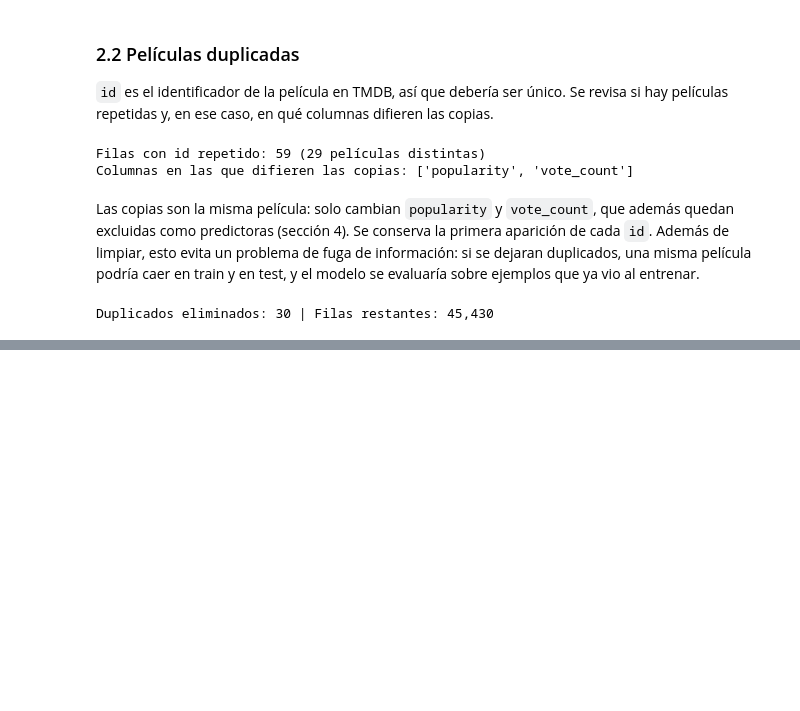
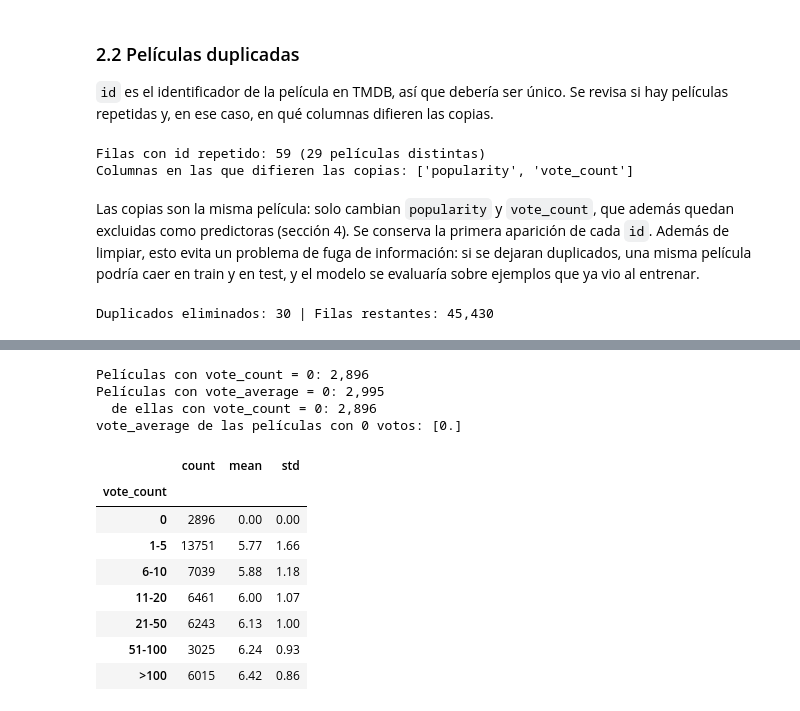
Before and after one commit to amunera66/proyecto-modelos-1, a Jupyter notebook: fase-1/fase1_modelo_predictivo.ipynb, the cells around one changed output, grey strips where cells are left out. Drawn from its saved outputs; the diff is of its cells as text; code cells hidden in the pictures; blank space fills up the shorter version.

```diff
--- a/fase-1/fase1_modelo_predictivo.ipynb
+++ b/fase-1/fase1_modelo_predictivo.ipynb
@@ -190,0 +286,30 @@ Duplicados eliminados: 30 | Filas restantes: 45,430
+# %%
+cero_votos = df["vote_count"] == 0
+print(f"Películas con vote_count = 0: {cero_votos.sum():,}")
+print(f"Películas con vote_average = 0: {(df['vote_average'] == 0).sum():,}")
+print(f"  de ellas con vote_count = 0: {(cero_votos & (df['vote_average'] == 0)).sum():,}")
+print(f"vote_average de las películas con 0 votos: {df.loc[cero_votos, 'vote_average'].unique()}")
+# %% [output]
+Películas con vote_count = 0: 2,896
+Películas con vote_average = 0: 2,995
+  de ellas con vote_count = 0: 2,896
+vote_average de las películas con 0 votos: [0.]
+# %%
+tramos = pd.cut(
+    df["vote_count"],
+    bins=[-1, 0, 5, 10, 20, 50, 100, np.inf],
+    labels=["0", "1-5", "6-10", "11-20", "21-50", "51-100", ">100"],
+)
+resumen_tramos = df.groupby(tramos, observed=True)["vote_average"].agg(["count", "mean", "std"]).round(2)
+resumen_tramos.index.name = "vote_count"
+resumen_tramos
+# %% [output]
+|  | count | mean | std |
+| vote_count |  |  |  |
+| 0 | 2896 | 0.00 | 0.00 |
+| 1-5 | 13751 | 5.77 | 1.66 |
+| 6-10 | 7039 | 5.88 | 1.18 |
+| 11-20 | 6461 | 6.00 | 1.07 |
+| 21-50 | 6243 | 6.13 | 1.00 |
+| 51-100 | 3025 | 6.24 | 0.93 |
+| >100 | 6015 | 6.42 | 0.86 |
```
Also changed, not shown: parts of 11 cells of this notebook.
